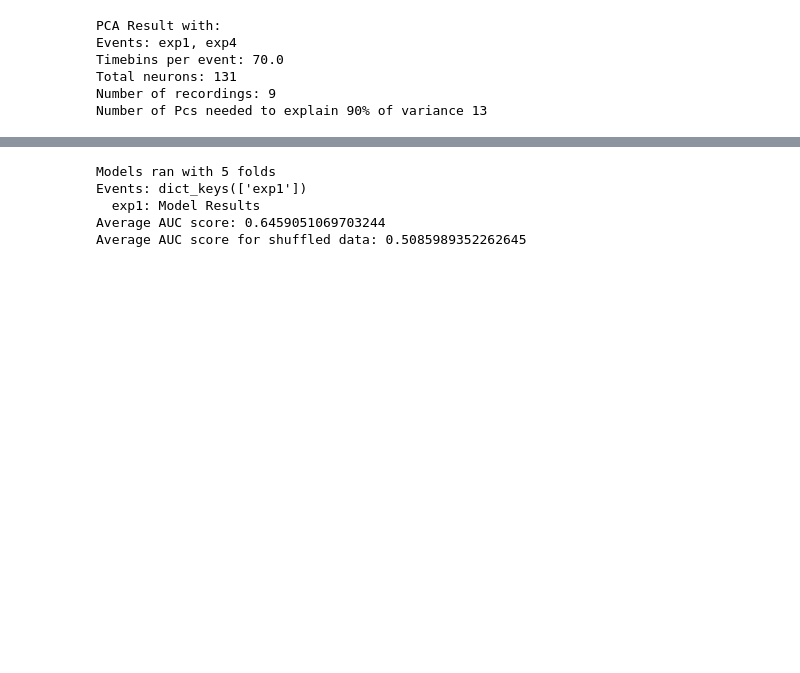
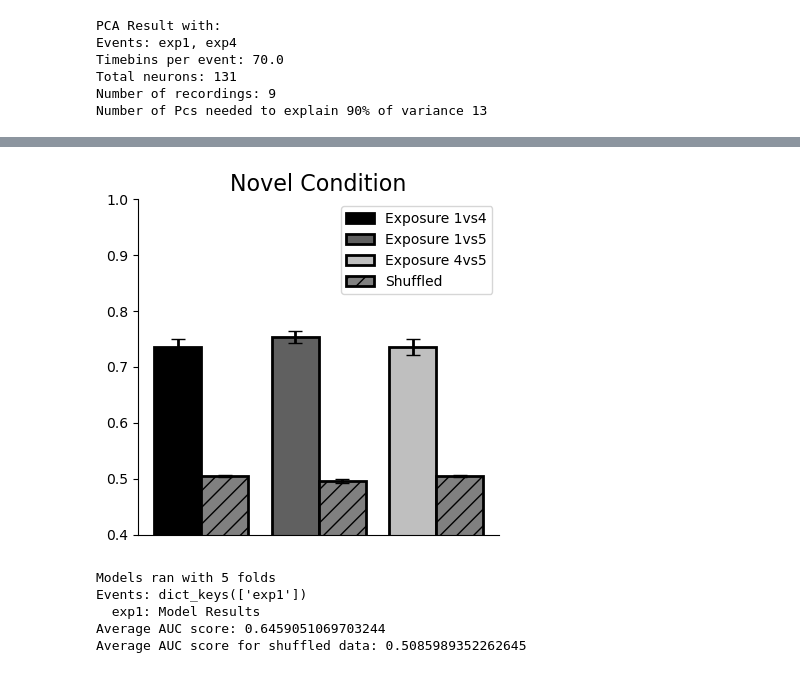
Before and after one commit to tomHep10/diff_fam_social_memory_ephys, a Jupyter notebook: pilot2/habit_dishabit_phase1/decoder_hipergator.ipynb, the cells around one changed output, grey strips where cells are left out. Cells and saved outputs as stored; diff of their text form; code cells hidden in the pictures; blank space fills up the shorter version.

```diff
--- a/pilot2/habit_dishabit_phase1/decoder_hipergator.ipynb
+++ b/pilot2/habit_dishabit_phase1/decoder_hipergator.ipynb
@@ -101,3 +199,7 @@ pickle_this(novel_results_1v4, "pilot2/habit_dishabit_phase1/novel_results_4v5.p
+# %%
+plot_average([novel_results_1v4, novel_results_1v5, novel_results_4v5], title = 'Novel Condition', legend_titles = legend_titles, colors = colors, start = 0, stop = 3)
+# %% [output]
+[figure, added]
 # %%
 print(cagemate_results_1v4)
 cagemate_results_1v4.plot_average()
```
Also changed, not shown: parts of 6 cells of this notebook, 1 other file.
